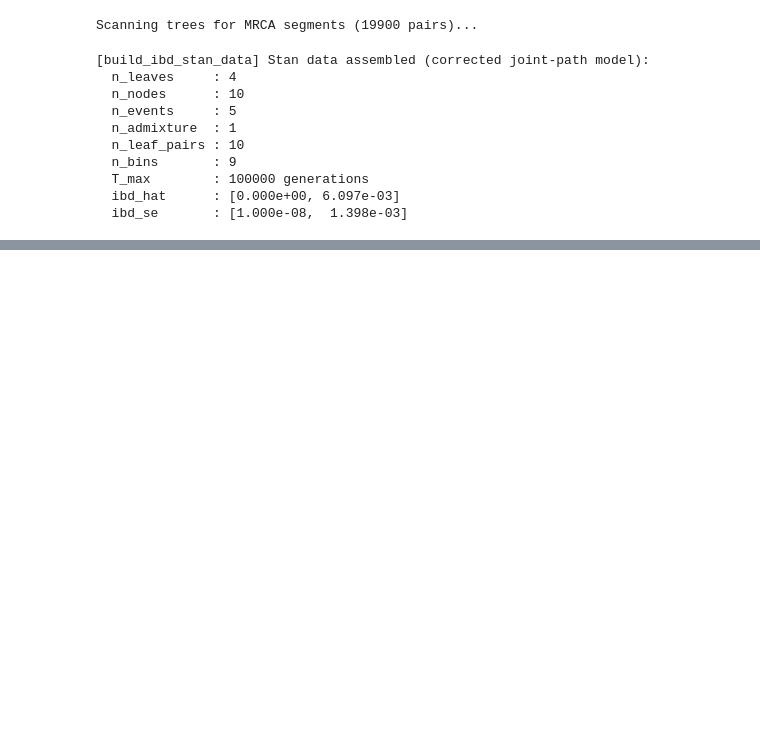
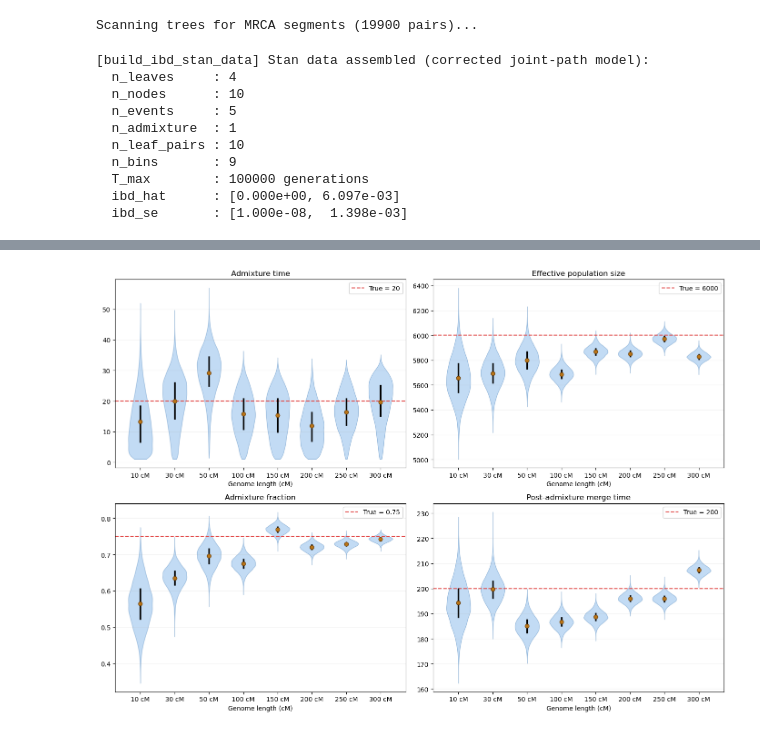
Before and after one commit to QiiiiiC/admix_stan, a Jupyter notebook: new_pipeline/example_usage.ipynb, the cells around one changed output, grey strips where cells are left out. Cells and saved outputs as stored; diff of their text form; code cells hidden in the pictures; blank space fills up the shorter version.

```diff
--- a/new_pipeline/example_usage.ipynb
+++ b/new_pipeline/example_usage.ipynb
@@ -164,0 +276,57 @@ w_hat, w_se = calculate_treemix_covariance(
+# %%
+import matplotlib.pyplot as plt
+
+# True values — fill these in
+true_vals = {
+    "Admixture time": 20,
+    "Effective population size": 6000,
+    "Admixture fraction": 0.75,
+    "Post-admixture merge time": 200,
+}
+
+fig, axes = plt.subplots(2, 2, figsize=(14, 10))
+
+for ax, (name, tv) in zip(axes.flatten(), true_vals.items()):
+    samples_list = []
+
+    for cm_val in cm_values:
+        fit = fits[cm_val]
+
+        if name == "Admixture time":
+            s = fit.stan_variable("times")[:, 0]
+        elif name == "Effective population size":
+            s = fit.stan_variable("effective_N")
+        elif name == "Admixture fraction":
+            af = fit.stan_variable("admixture_fractions")
+            s = af if af.ndim == 1 else af[:, 0]
+        else:
+            s = np.sum(fit.stan_variable("times")[:, 0:4], axis=1)
+
+        samples_list.append(s)
+
+    parts = ax.violinplot(samples_list, positions=range(len(cm_values)),
+                          showmeans=False, showextrema=False, widths=0.7)
+    for pc in parts["bodies"]:
+        pc.set_facecolor("#378ADD")
+        pc.set_alpha(0.3)
+        pc.set_edgecolor("#185FA5")
+
+    for i, s in enumerate(samples_list):
+        q25, q75 = np.percentile(s, [25, 75])
+        ax.vlines(i, q25, q75, color="k", linewidth=2.5, zorder=3)
+        ax.scatter(i, np.mean(s), color="#BA7517", s=40, zorder=4,
+                   edgecolors="#633806", linewidths=0.8)
+
+    ax.axhline(tv, color="#E24B4A", ls="--", lw=1.5, label=f"True = {tv}")
+    ax.legend(fontsize=10)
+    ax.set_xticks(range(len(cm_values)))
+    ax.set_xticklabels([f"{cm} cM" for cm in cm_values])
+    ax.set_xlabel("Genome length (cM)")
+    ax.set_title(name)
+    ax.grid(axis="y", alpha=0.15)
+
+plt.tight_layout()
+plt.savefig("posterior_convergence.png", dpi=200, bbox_inches="tight")
+plt.show()
+# %% [output]
+[figure, added]
```
Also changed, not shown: parts of 12 cells of this notebook, 42 other files.
